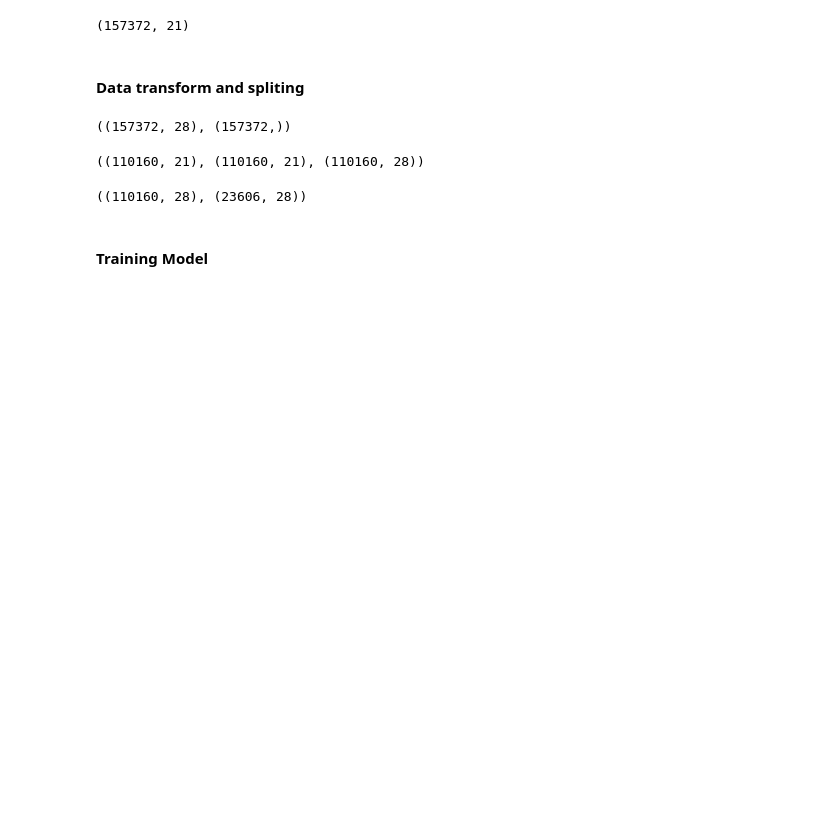
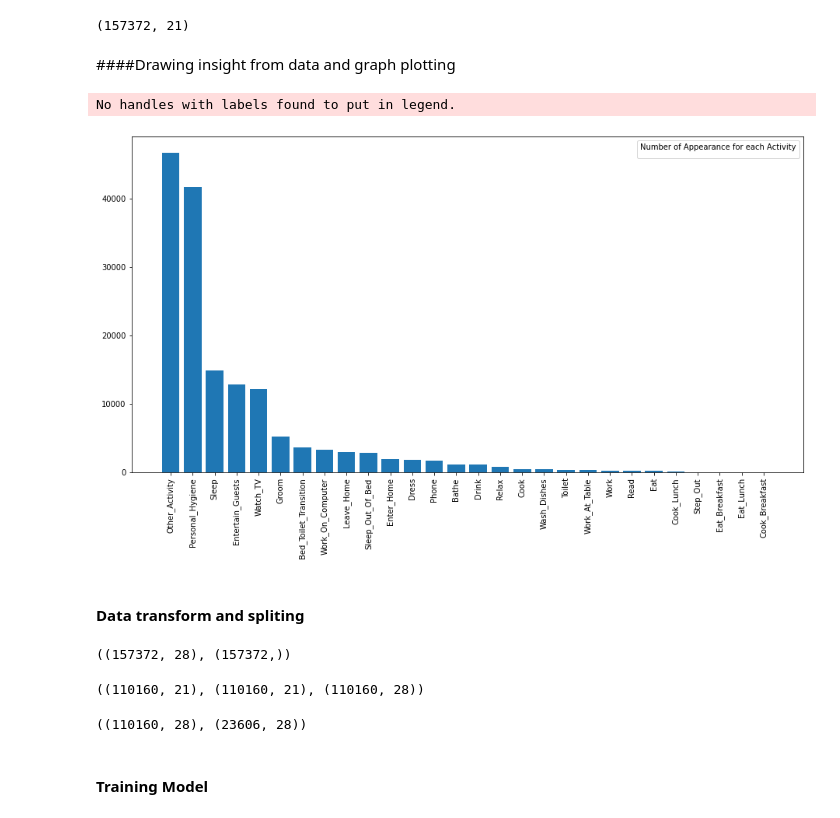
Before and after one commit to sylvas-j/ML, a Jupyter notebook: Tensorflow_works/SmartHome_ModelProcess.ipynb, the cells around one changed output. Saved outputs shown, nothing was run; the diff lists cells and outputs as text; code cells hidden in the pictures; blank space fills up the shorter version.

```diff
--- a/Tensorflow_works/SmartHome_ModelProcess.ipynb
+++ b/Tensorflow_works/SmartHome_ModelProcess.ipynb
@@ -382,3 +380,17 @@ X, y = values[:, 0:36], values[:,36]
 # X = X.reshape(len(X), 36, 1)
 
 X = np.asarray(X).astype(np.float64)
+# %% [markdown]
+####Drawing insight from data and graph plotting
+# %%
+fig = plt.figure()
+ax = fig.add_axes([0,0,2,1.5])
+ax.bar(pd.unique(y_df),y_df.value_counts())
+plt.xticks(rotation=90)
+# plt.xticks(np.random[0,100,3])
+# plt.ylim(0, 50000, 200)
+plt.legend(title='Number of Appearance for each Activity')
+plt.show()
+# %% [output]
+No handles with labels found to put in legend.
+[figure, added]
```
Also changed, not shown: parts of 29 cells of this notebook.
